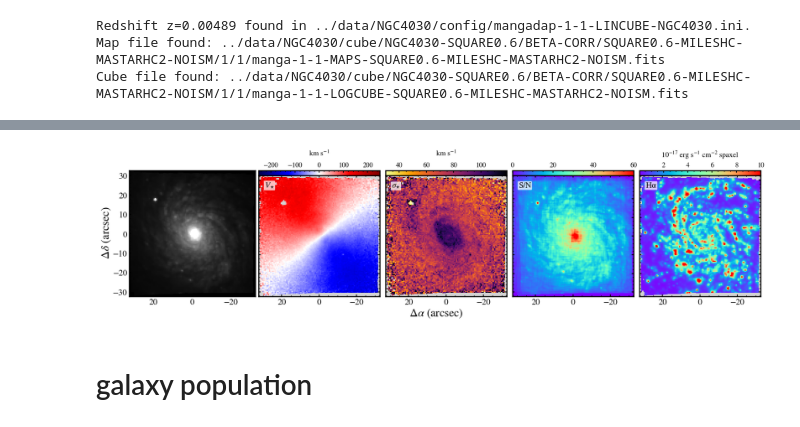
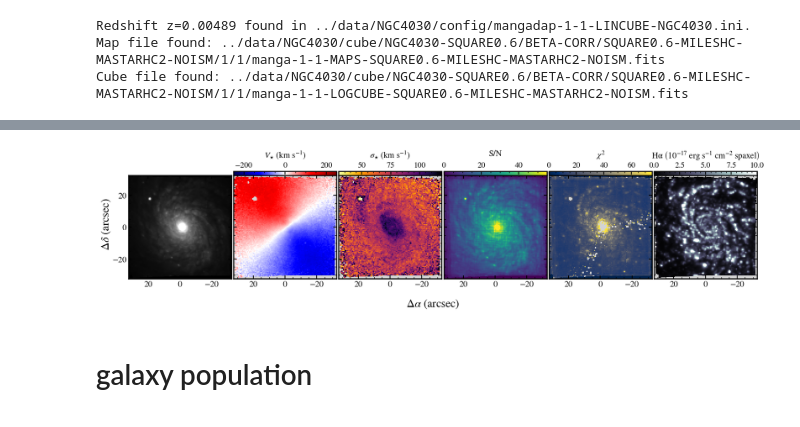
Before and after one commit to aj-pitts/NaI_analysis, a Jupyter notebook: paper/make_plots.ipynb, the cells around one changed output, grey strips where cells are left out. Cells and saved outputs as stored; diff of their text form; code cells hidden in the pictures.

Commit message:
updates: modifed maps, paper plots

```diff
--- a/paper/make_plots.ipynb
+++ b/paper/make_plots.ipynb
@@ -255,11 +264,13 @@ Map file found: ../data/NGC4030/cube/NGC4030-SQUARE0.6/BETA-CORR/SQUARE0.6-MILES
 Cube file found: ../data/NGC4030/cube/NGC4030-SQUARE0.6/BETA-CORR/SQUARE0.6-MILESHC-MASTARHC2-NOISM/1/1/manga-1-1-LOGCUBE-SQUARE0.6-MILESHC-MASTARHC2-NOISM.fits
 # %%
 flux = cube['FLUX'].data
+model = cube['MODEL'].data
 stellar_vel = Map['STELLAR_VEL'].data
 stellar_vel_mask = Map['STELLAR_VEL_MASK'].data
 stellar_sigma = Map['STELLAR_SIGMA'].data
 stellar_sigma_mask = Map['STELLAR_SIGMA_MASK'].data
 ivar = cube['IVAR'].data
+unc = np.sqrt(1/ivar)
 SNR = Map['SPX_SNR'].data
 ha = Map['EMLINE_GFLUX'].data[23]
 ha_mask = Map['EMLINE_GFLUX_MASK'].data[23]
@@ -286,10 +297,9 @@ stellar_sigma[w] = np.nan
 ha[ha==0] = np.nan
 w = ha_mask != 0
 ha[w] = np.nan
-
-
-datalist = [whitelight, stellar_vel, stellar_sigma, SNR, ha]
-cmaplist = ['gray','seismic', 'inferno_r', 'rainbow', 'rainbow']
-vmin = [0, -250, 30, 0, 0.01]
-vmax = [1, 250, 119, 60, 10]
-unitslist = [None, r"$\mathrm{km\ s^{-1}}$", r"$\mathrm{km\ s^{-1}}$", "", r"$\mathrm{10^{-17}\ erg\ s^{-1}\ cm^{-2}\ spaxel}$"]
+#chisq
+chisq = np.sum( (flux - model)**2 / unc, axis=0 )
+w = chisq > 100
+chisq[w] = np.nan
+w = (chisq >= np.median(chisq[np.isfinite(chisq)]) - 4 * np.std(chisq[np.isfinite(chisq)])) & (chisq <= 4 * np.median(chisq[np.isfinite(chisq)]) + 4 * np.std(chisq[np.isfinite(chisq)]))
+chisq[~w] = np.nan
@@ -296,51 +311,61 @@ unitslist = [None, r"$\mathrm{km\ s^{-1}}$", r"$\mathrm{km\ s^{-1}}$", "", r"$\m
 # %%
-fig, ax = plt.subplots(1,5,sharey=True,figsize=(20,4))
+datalist = [whitelight, stellar_vel, stellar_sigma, SNR, chisq, ha]
+cmaplist = ['gray','seismic', 'inferno_r', 'viridis', 'cividis', 'bone']
+vmin = [0, -250, 30, 0, 0, 0]
+vmax = [1, 250, 119, 55, 75, 10]
+labellist = [None, r"$V_{\star}\ \left( \mathrm{km\ s^{-1}} \right)$", r"$\sigma_{\star}\ \left( \mathrm{km\ s^{-1}} \right)$",
+             "S/N", r"$\chi ^2$",
+             r"$\mathrm{H \alpha}\ \left( \mathrm{10^{-17}\ erg\ s^{-1}\ cm^{-2}\ spaxel} \right) $"]
 
-#fig = plt.figure(figsize=(15,3))
-#gs = GridSpec(2,5, height_ratios=[0.05, 1], hspace=0.3)
-#ax = [fig.add_subplot(gs[1, i] for i in range(5))]
+l = len(datalist)
+fig, ax = plt.subplots(1,l,sharey=True,figsize=(20,4))
 
-#im0 = ax[0].imshow(whitelight, cmap='gray', vmin=0, vmax=1, origin='lower')
-for i in range(5):
+for i in range(l):
     data = datalist[i]
     cmap = cmaplist[i]
-    label = unitslist[i]
+    label = labellist[i]
 
     im = ax[i].imshow(data, origin='lower', cmap=cmap, extent=extent, vmin=vmin[i], vmax=vmax[i])
     ax[i].set_facecolor('lightgray')
-    if i>0:
-        divider = make_axes_locatable(ax[i])
-        cax = divider.append_axes("top", size="4%", pad=0)
+    divider = make_axes_locatable(ax[i])
+    cax = divider.append_axes("top", size="4%", pad=0)
+
+    if i==0:
+        """transparent_cmap = mcolors.ListedColormap(['none'])
+        transparent_norm = mcolors.Normalize(vmin=0, vmax=1)
+
+        cbar = fig.colorbar(im, cax=cax, orientation='horizontal', cmap=transparent_cmap, norm=transparent_norm)"""
+        dummy_data = np.zeros(data.shape)
+        dummy_cmap = mcolors.ListedColormap(['none'])  # Invisible color
+        dummy_norm = mcolors.Normalize(vmin=0, vmax=1)
+
+        # Create a colorbar with dummy data
+        cbar = fig.colorbar(plt.imshow(dummy_data, cmap=dummy_cmap, norm=dummy_norm), cax=cax, orientation='horizontal')
+
+        cbar.ax.set_facecolor('white')
+        cbar.set_ticks([])
+        cbar.set_label('')
+        cbar.outline.set_visible(False)
+        cbar.ax.patch.set_alpha(0)
+        continue
+
+    else:
         cbar = fig.colorbar(im, cax=cax, orientation='horizontal')
-        cbar.ax.tick_params(labelsize=12)
-        cbar.set_label(label,fontsize=13,labelpad=-45)
+        cbar.ax.tick_params(labelsize=14)
+        cbar.set_label(label,fontsize=15,labelpad=-45)
         cax.xaxis.set_ticks_position('top')
 
-    #ax[i].set_aspect(1)
+ax[0].set_aspect(1)
 
-#pos1 = ax[1].get_position()
-#ax[0].set_position(ax[1].get_position())
-ax[0].set_aspect(1)
-fig.text(0.05, 0.9, r"$V_{\star}$",
-         transform=ax[1].transAxes, fontsize="x-large",
-        bbox=dict(facecolor="white", alpha=0.75, edgecolor='none', boxstyle='round,pad=0.1'))
-fig.text(0.05, 0.9, r"$\sigma_{\star}$",
-         transform=ax[2].transAxes, fontsize="x-large",
-        bbox=dict(facecolor="white", alpha=0.75, edgecolor='none', boxstyle='round,pad=0.1'))
-fig.text(0.05, 0.9, "S/N", transform=ax[3].transAxes, fontsize='x-large',
-        bbox=dict(facecolor="white", alpha=0.75, edgecolor='none', boxstyle='round,pad=0.1'))
-fig.text(0.05, 0.9, r"$\mathrm{H \alpha}$", transform=ax[4].transAxes, fontsize='x-large',
-        bbox=dict(facecolor="white", alpha=0.75, edgecolor='none', boxstyle='round,pad=0.1'))
 
 
 fig.text(0.09,0.5,r"$\Delta \delta$ (arcsec)", va="center", rotation='vertical',fontsize=20)
 fig.text(0.5,-0.01,r"$\Delta \alpha$ (arcsec)", ha="center",fontsize=20)
 
-#plt.subplots_adjust(left=0.05,right=0.95,top=0.85,bottom=0.15,wspace=.1)
-fig.subplots_adjust(wspace=0)
-plt.savefig(f"{fig_out}-DAPmaps.png", bbox_inches='tight',dpi=500)
+fig.subplots_adjust(wspace=0.02)
+plt.savefig(f"{fig_out}-DAPmaps.pdf", bbox_inches='tight',dpi=500)
 # %% [output]
-[figure, old version]
+[figure, new version]
 # %% [markdown]
 # galaxy population
 # %%
```
Also changed, not shown: parts of 9 cells of this notebook, 14 other files.
